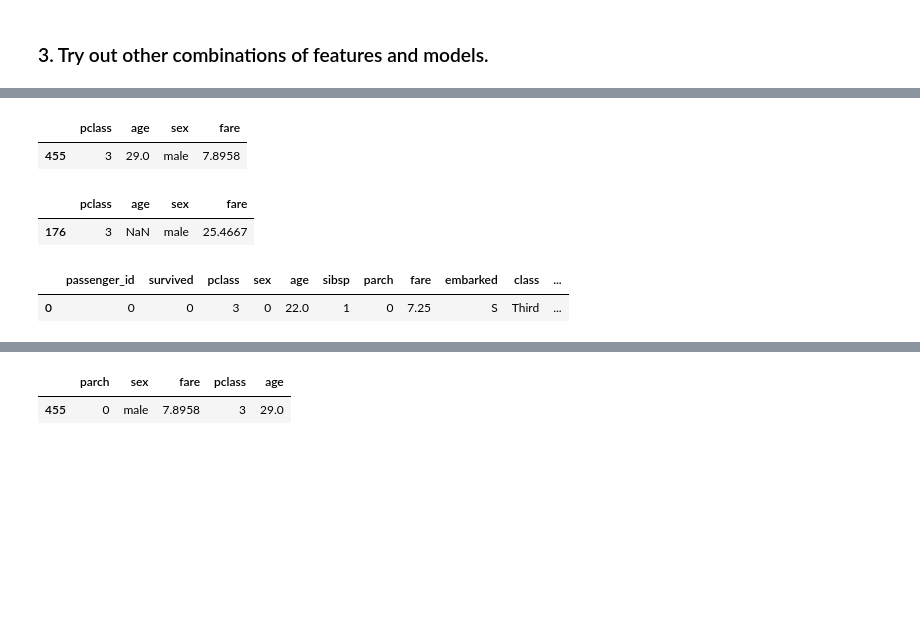
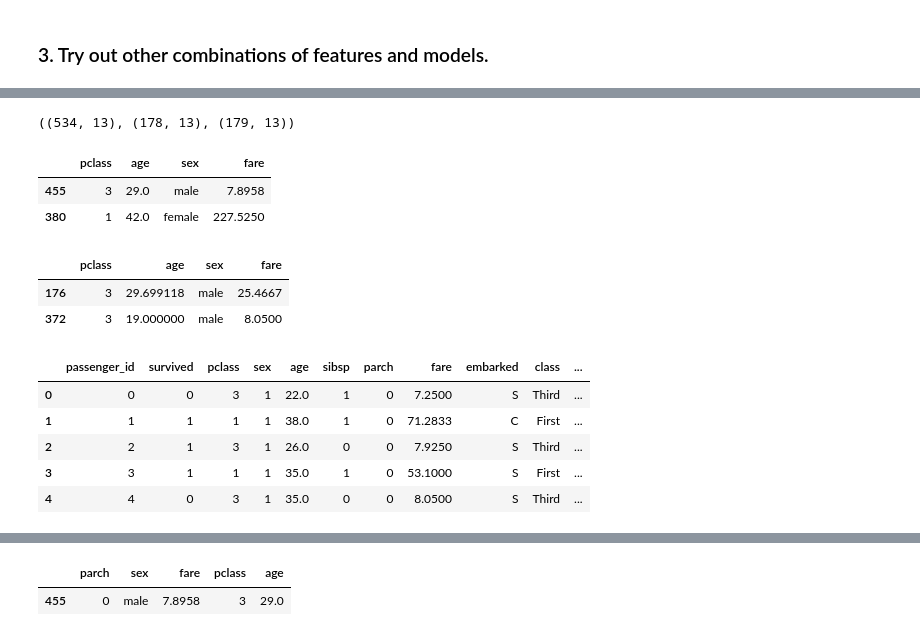
Before and after one commit to patrickamwayi/classification-exercises, a Jupyter notebook: model.ipynb, the cells around one changed output, grey strips where cells are left out. Drawn from its saved outputs; the diff is of its cells as text; code cells hidden in the pictures; blank space fills up the shorter version.

```diff
--- a/model.ipynb
+++ b/model.ipynb
@@ -1675,0 +1687,3 @@ df.shape[0]
+# %%
+#fill nulls with average age
+df["age"]= df.age.fillna(df.age.mean())
@@ -1676,5 +1802,4 @@ df.shape[0]
 # %%
-df = prepare.prep_titanic(df)
-df.head()
+df.head(5)
 # %% [output]
 |  | passenger_id | survived | pclass | sex | age | sibsp | parch | fare | embarked | class | ... |
@@ -1825,3 +1916,9 @@ titanic_train.shape,titanic_validate.shape,titanic_test.shape
+# %%
+#split data
+train,validate,test = split_data_titanic(df)
+titanic_train.shape,validate.shape,test.shape
+# %% [output]
+((534, 13), (178, 13), (179, 13))
 # %%
 feature1 = ["pclass","age","sex","fare"]
 X_titanic_train1 = titanic_train[feature1]
@@ -1831,14 +1928,16 @@ y_titanic_validate1 = titanic_validate.survived
 X_titanic_test1 = titanic_test[feature1]
 y_titanic_test1 = titanic_test.survived
 # %%
-X_titanic_train1.head(1)
+X_titanic_train1.head(2)
 # %% [output]
 |  | pclass | age | sex | fare |
 | 455 | 3 | 29.0 | male | 7.8958 |
+| 380 | 1 | 42.0 | female | 227.5250 |
 # %%
-X_titanic_validate1.head(1)
+X_titanic_validate1.head(2)
 # %% [output]
 |  | pclass | age | sex | fare |
-| 176 | 3 | NaN | male | 25.4667 |
+| 176 | 3 | 29.699118 | male | 25.4667 |
+| 372 | 3 | 19.000000 | male | 8.0500 |
 # %%
 #make the object
@@ -1846,9 +1945,13 @@ logit1 = LogisticRegression()
 # %%
 #add parch column
-df.head(1)
+df.head(5)
 # %% [output]
 |  | passenger_id | survived | pclass | sex | age | sibsp | parch | fare | embarked | class | ... |
-| 0 | 0 | 0 | 3 | 0 | 22.0 | 1 | 0 | 7.25 | S | Third | ... |
+| 0 | 0 | 0 | 3 | 1 | 22.0 | 1 | 0 | 7.2500 | S | Third | ... |
+| 1 | 1 | 1 | 1 | 1 | 38.0 | 1 | 0 | 71.2833 | C | First | ... |
+| 2 | 2 | 1 | 3 | 1 | 26.0 | 0 | 0 | 7.9250 | S | Third | ... |
+| 3 | 3 | 1 | 1 | 1 | 35.0 | 1 | 0 | 53.1000 | S | First | ... |
+| 4 | 4 | 0 | 3 | 1 | 35.0 | 0 | 0 | 8.0500 | S | Third | ... |
 # %%
 # check for null
 df.isna().sum()
```
Also changed, not shown: parts of 63 cells of this notebook.
